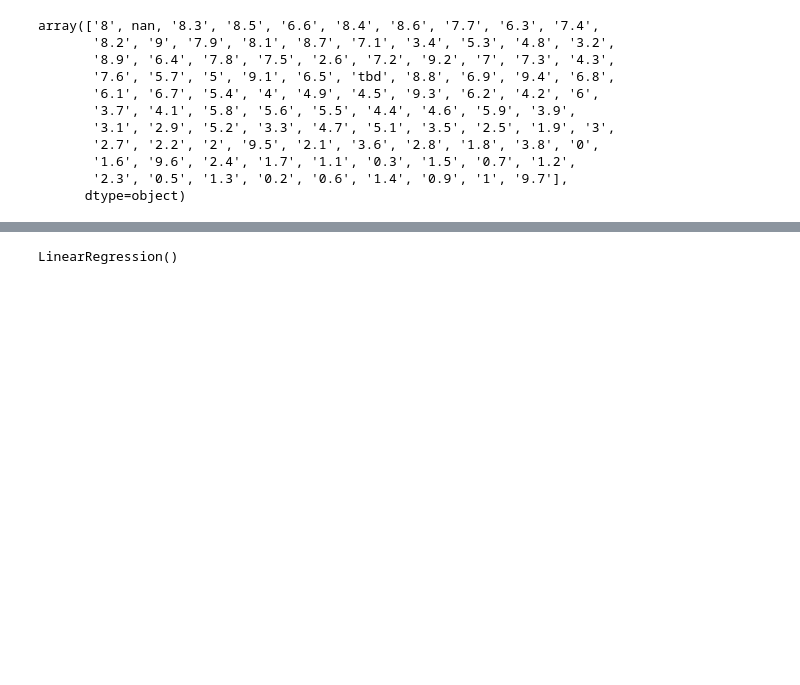
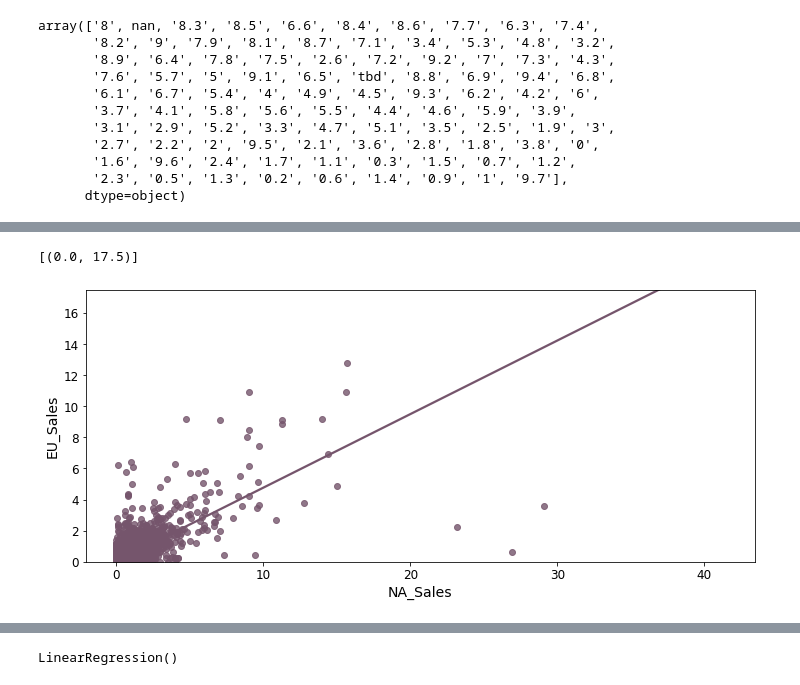
Before and after one commit to tzhang900/ds_capstone, a Jupyter notebook: project/videogames.ipynb, the cells around one changed output, grey strips where cells are left out. Cells and saved outputs as stored; diff of their text form; code cells hidden in the pictures; blank space fills up the shorter version.

```diff
--- a/project/videogames.ipynb
+++ b/project/videogames.ipynb
@@ -177,0 +154,6 @@ games_with_score["User_Score"] = games_with_score["User_Score"].apply(lambda x:
+# %%
+fig, ax = plt.subplots(1,1, figsize=(12,5))
+sns.regplot(x="NA_Sales", y="EU_Sales", data=games, ci=None, color="#75556c", x_jitter=.02).set(ylim=(0, 17.5))
+# %% [output]
+[(0.0, 17.5)]
+[figure, added]
```
Also changed, not shown: parts of 45 cells of this notebook.
